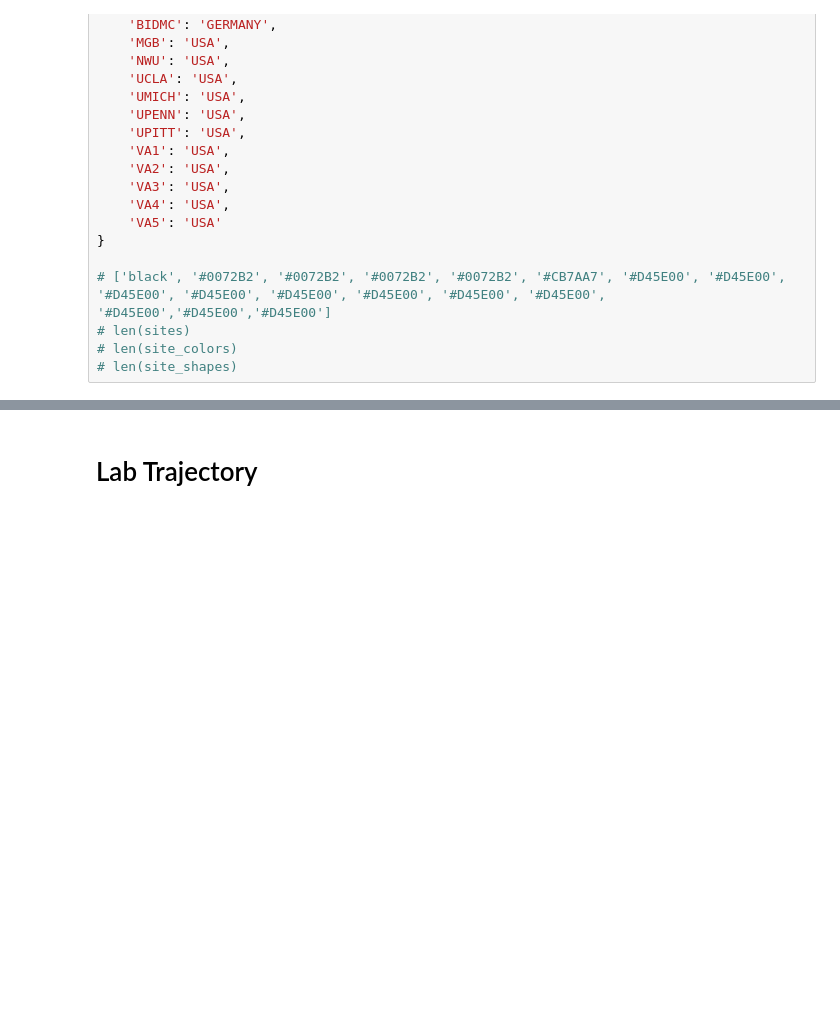
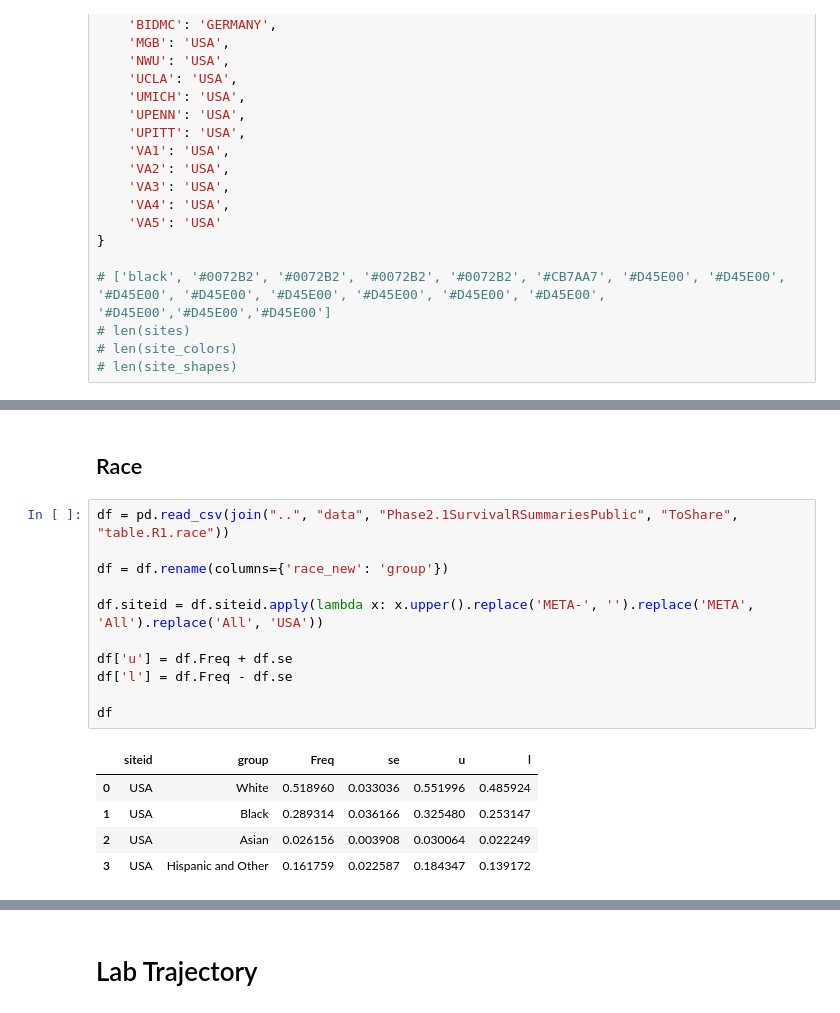
Before and after one commit to covidclinical/visualization-notebooks, a Jupyter notebook: notebooks/2.1.new_figures_for_phase_1.1_paper.ipynb, the cells around one changed output, grey strips where cells are left out. Cells and saved outputs as stored; diff of their text form; blank space fills up the shorter version.

```diff
--- a/notebooks/2.1.new_figures_for_phase_1.1_paper.ipynb
+++ b/notebooks/2.1.new_figures_for_phase_1.1_paper.ipynb
@@ -85,0 +236,19 @@ site_to_contry = {
+# %% [markdown]
+## Race
+# %%
+df = pd.read_csv(join("..", "data", "Phase2.1SurvivalRSummariesPublic", "ToShare", "table.R1.race"))
+
+df = df.rename(columns={'race_new': 'group'})
+
+df.siteid = df.siteid.apply(lambda x: x.upper().replace('META-', '').replace('META', 'All').replace('All', 'USA'))
+
+df['u'] = df.Freq + df.se
+df['l'] = df.Freq - df.se
+
+df
+# %% [output]
+|  | siteid | group | Freq | se | u | l |
+| 0 | USA | White | 0.518960 | 0.033036 | 0.551996 | 0.485924 |
+| 1 | USA | Black | 0.289314 | 0.036166 | 0.325480 | 0.253147 |
+| 2 | USA | Asian | 0.026156 | 0.003908 | 0.030064 | 0.022249 |
+| 3 | USA | Hispanic and Other | 0.161759 | 0.022587 | 0.184347 | 0.139172 |
```
Also changed, not shown: parts of 9 cells of this notebook, 1 other file.
